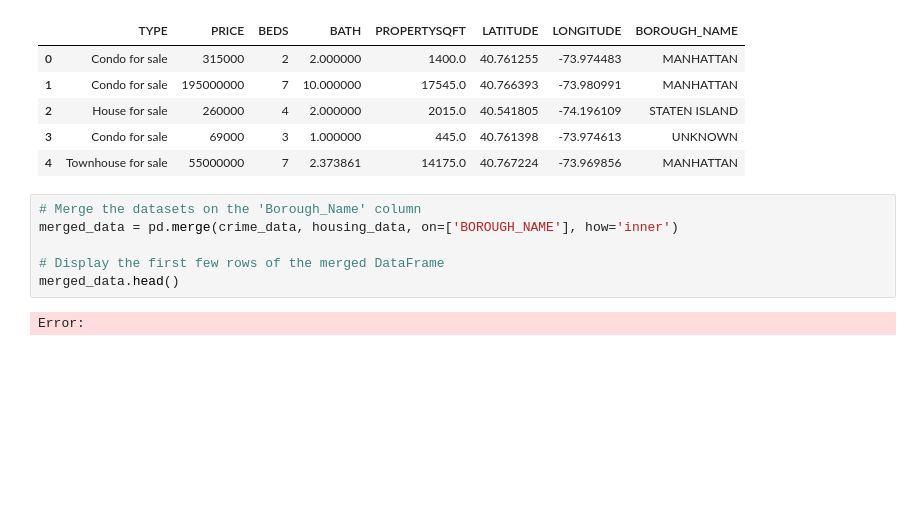
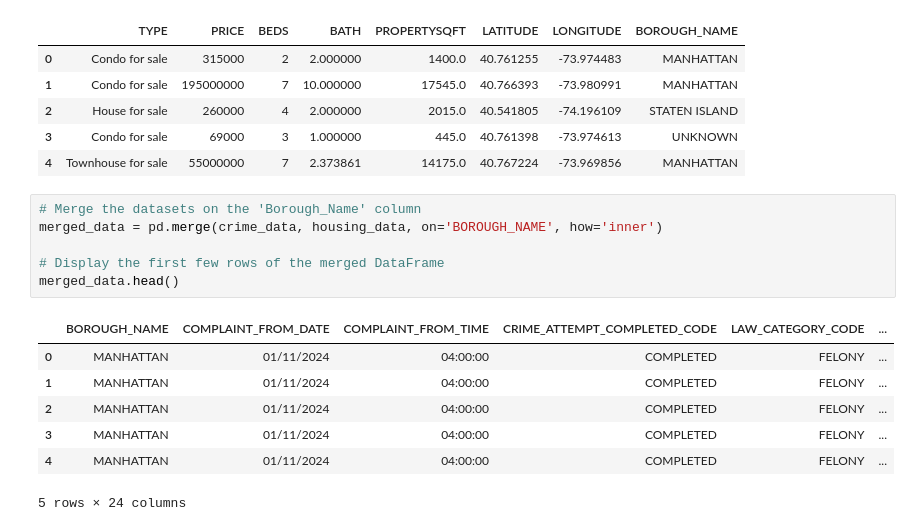
Before and after one commit to rinals/NYC-Crimedata-analysis, a Jupyter notebook: merge_data.ipynb, the cells around one changed output. Cells and saved outputs as stored; diff of their text form; blank space fills up the shorter version.

Commit message:
merge nb

```diff
--- a/merge_data.ipynb
+++ b/merge_data.ipynb
@@ -99,9 +99,15 @@ housing_data.head()
 | 4 | Townhouse for sale | 55000000 | 7 | 2.373861 | 14175.0 | 40.767224 | -73.969856 | MANHATTAN |
 # %%
 # Merge the datasets on the 'Borough_Name' column
-merged_data = pd.merge(crime_data, housing_data, on=['BOROUGH_NAME'], how='inner')
+merged_data = pd.merge(crime_data, housing_data, on='BOROUGH_NAME', how='inner')
 
 # Display the first few rows of the merged DataFrame
 merged_data.head()
 # %% [output]
+|  | BOROUGH_NAME | COMPLAINT_FROM_DATE | COMPLAINT_FROM_TIME | CRIME_ATTEMPT_COMPLETED_CODE | LAW_CATEGORY_CODE | ... |
+| 0 | MANHATTAN | 01/11/2024 | 04:00:00 | COMPLETED | FELONY | ... |
+| 1 | MANHATTAN | 01/11/2024 | 04:00:00 | COMPLETED | FELONY | ... |
+| 2 | MANHATTAN | 01/11/2024 | 04:00:00 | COMPLETED | FELONY | ... |
+| 3 | MANHATTAN | 01/11/2024 | 04:00:00 | COMPLETED | FELONY | ... |
+| 4 | MANHATTAN | 01/11/2024 | 04:00:00 | COMPLETED | FELONY | ... |
-Error:
+5 rows × 24 columns
```
